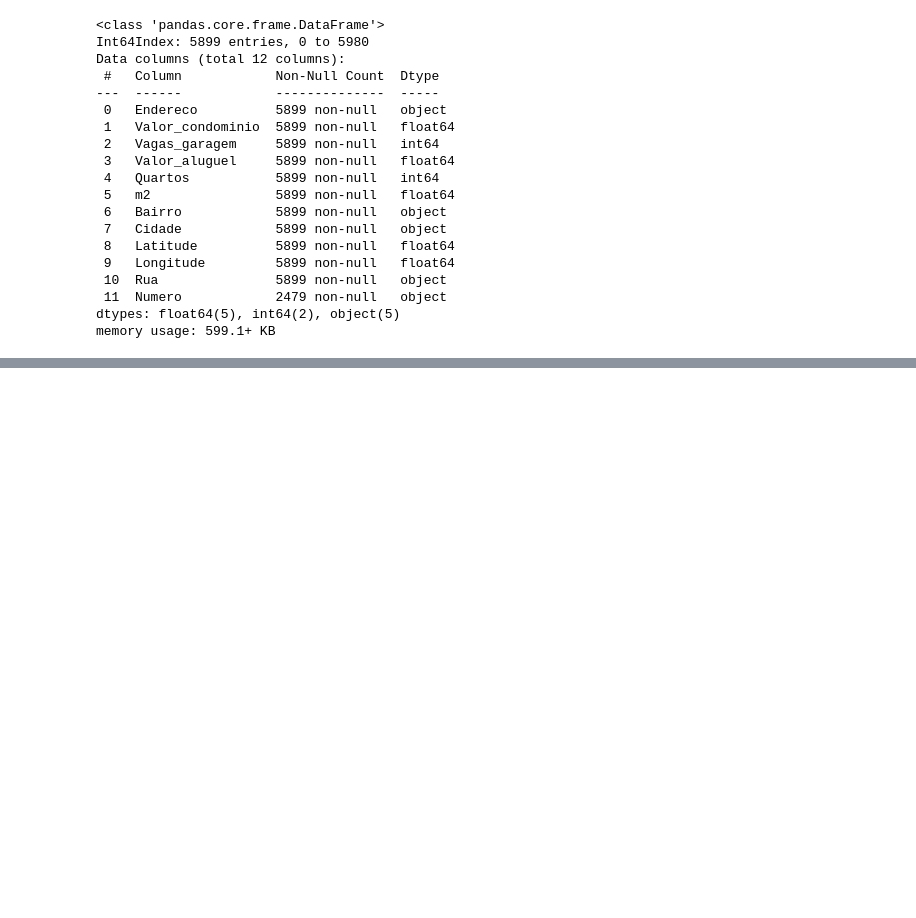
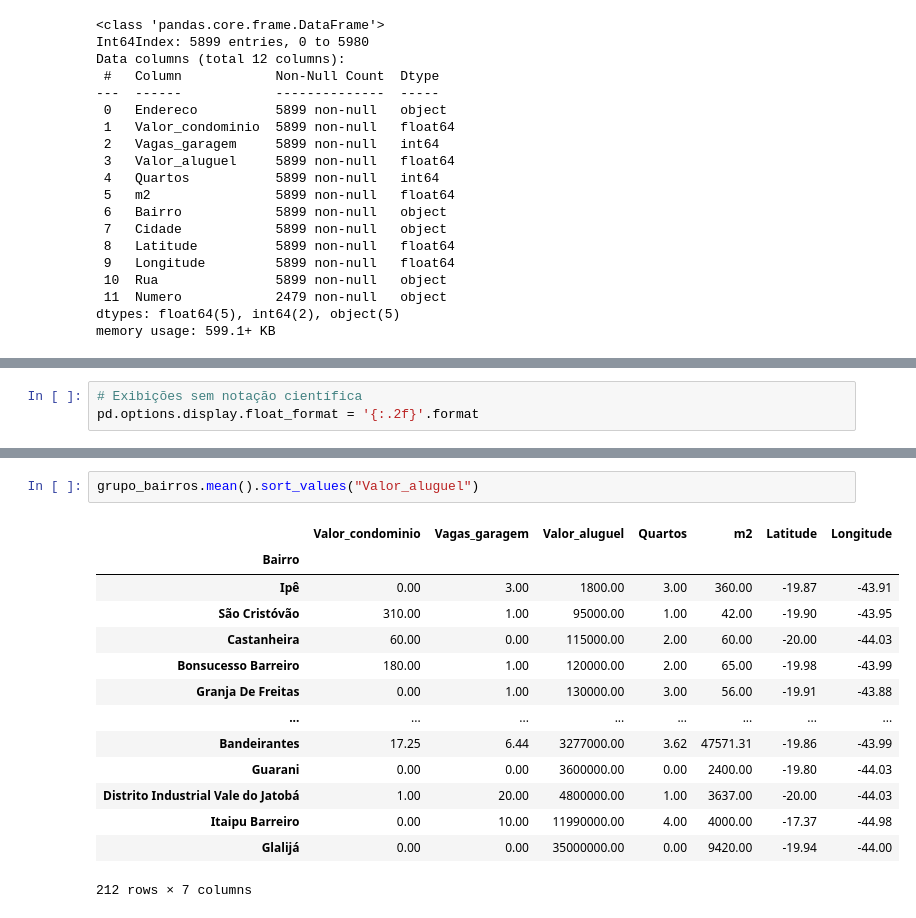
Before and after one commit to Tathy/Analise-alugueis-BH, a Jupyter notebook: Analise_alugueis_BH.ipynb, the cells around one changed output, grey strips where cells are left out. Saved outputs shown, nothing was run; the diff lists cells and outputs as text; blank space fills up the shorter version.

```diff
--- a/Analise_alugueis_BH.ipynb
+++ b/Analise_alugueis_BH.ipynb
@@ -292,0 +298,3 @@ memory usage: 599.1+ KB
+# %%
+# Exibições sem notação científica
+pd.options.display.float_format = '{:.2f}'.format
@@ -292,0 +366,17 @@ memory usage: 599.1+ KB
+# %%
+grupo_bairros.mean().sort_values("Valor_aluguel")
+# %% [output]
+|  | Valor_condominio | Vagas_garagem | Valor_aluguel | Quartos | m2 | Latitude | Longitude |
+| Bairro |  |  |  |  |  |  |  |
+| Ipê | 0.00 | 3.00 | 1800.00 | 3.00 | 360.00 | -19.87 | -43.91 |
+| São Cristóvão | 310.00 | 1.00 | 95000.00 | 1.00 | 42.00 | -19.90 | -43.95 |
+| Castanheira | 60.00 | 0.00 | 115000.00 | 2.00 | 60.00 | -20.00 | -44.03 |
+| Bonsucesso Barreiro | 180.00 | 1.00 | 120000.00 | 2.00 | 65.00 | -19.98 | -43.99 |
+| Granja De Freitas | 0.00 | 1.00 | 130000.00 | 3.00 | 56.00 | -19.91 | -43.88 |
+| ... | ... | ... | ... | ... | ... | ... | ... |
+| Bandeirantes | 17.25 | 6.44 | 3277000.00 | 3.62 | 47571.31 | -19.86 | -43.99 |
+| Guarani | 0.00 | 0.00 | 3600000.00 | 0.00 | 2400.00 | -19.80 | -44.03 |
+| Distrito Industrial Vale do Jatobá | 1.00 | 20.00 | 4800000.00 | 1.00 | 3637.00 | -20.00 | -44.03 |
+| Itaipu Barreiro | 0.00 | 10.00 | 11990000.00 | 4.00 | 4000.00 | -17.37 | -44.98 |
+| Glalijá | 0.00 | 0.00 | 35000000.00 | 0.00 | 9420.00 | -19.94 | -44.00 |
+212 rows × 7 columns
```
Also changed, not shown: parts of 12 cells of this notebook.
